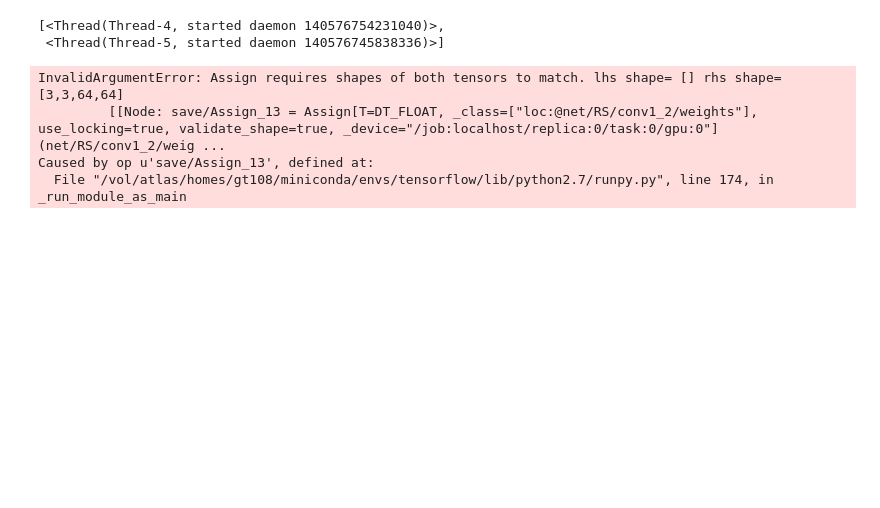
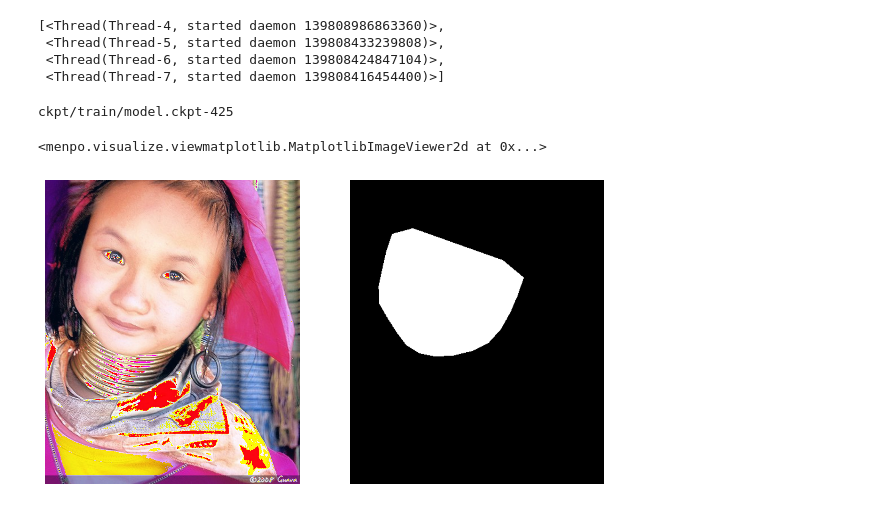
Before and after one commit to trigeorgis/ibugnet, a Jupyter notebook: Demo.ipynb, the cells around one changed output. Cells and saved outputs as stored; diff of their text form; code cells hidden in the pictures; blank space fills up the shorter version.

Commit message:
first version of segmentation net

```diff
--- a/Demo.ipynb
+++ b/Demo.ipynb
@@ -20,18 +19,40 @@ images, normals = face_train.ict_dataset()
+# %%
+nogpu_config = tf.ConfigProto(
+    # Do not use a GPU device
+    device_count = {'GPU': 0}
+)
+sess = tf.InteractiveSession(config=nogpu_config)
+# %%
+provider = data_provider.AFLW()
+images, normals, segmentation = provider.get('normals', 'segmentation')
 # %%
 coord = tf.train.Coordinator()
 tf.train.start_queue_runners(sess, coord)
 # %% [output]
-[<Thread(Thread-4, started daemon 140576754231040)>,
- <Thread(Thread-5, started daemon 140576745838336)>]
+[<Thread(Thread-4, started daemon 139808986863360)>,
+ <Thread(Thread-5, started daemon 139808433239808)>,
+ <Thread(Thread-6, started daemon 139808424847104)>,
+ <Thread(Thread-7, started daemon 139808416454400)>]
 # %%
-with sess.graph.as_default(), tf.variable_scope('net'):
-    net, pyramid = face_model.multiscale_net(images)
+with tf.variable_scope('net'):
+    with slim.arg_scope([slim.layers.dropout], is_training=False):
+        prediction, pyramid = face_model.multiscale_seg_net(images)
 # %%
 saver = tf.train.Saver()
-saver.restore(sess, 'checkpoint-4100')
+model_path = slim.evaluation.tf_saver.get_checkpoint_state('ckpt/train').model_checkpoint_path
+saver.restore(sess, model_path)
-# %% [output]
-InvalidArgumentError: Assign requires shapes of both tensors to match. lhs shape= [] rhs shape= [3,3,64,64]
-         [[Node: save/Assign_13 = Assign[T=DT_FLOAT, _class=["loc:@net/RS/conv1_2/weights"], use_locking=true, validate_shape=true, _device="/job:localhost/replica:0/task:0/gpu:0"](net/RS/conv1_2/weig ...
-Caused by op u'save/Assign_13', defined at:
-  File "/vol/atlas/homes/gt108/miniconda/envs/tensorflow/lib/python2.7/runpy.py", line 174, in _run_module_as_main
+# %%
+print(model_path)
+# %% [output]
+ckpt/train/model.ckpt-425
+# %%
+estimated_normals, image, seg = sess.run([prediction, images, segmentation])
+image = image[0][..., [2, 1, 0]]
+plt.subplot(1, 2, 1)
+menpo.image.Image.init_from_channels_at_back((image - image.min())/255.).view()
+plt.subplot(1, 2, 2)
+menpo.image.Image.init_from_channels_at_back(seg[0]).view()
+# %% [output]
+<menpo.visualize.viewmatplotlib.MatplotlibImageViewer2d at 0x...>
+[figure, added]
 # %%
```
Also changed, not shown: parts of 18 cells of this notebook, 7 other files.
